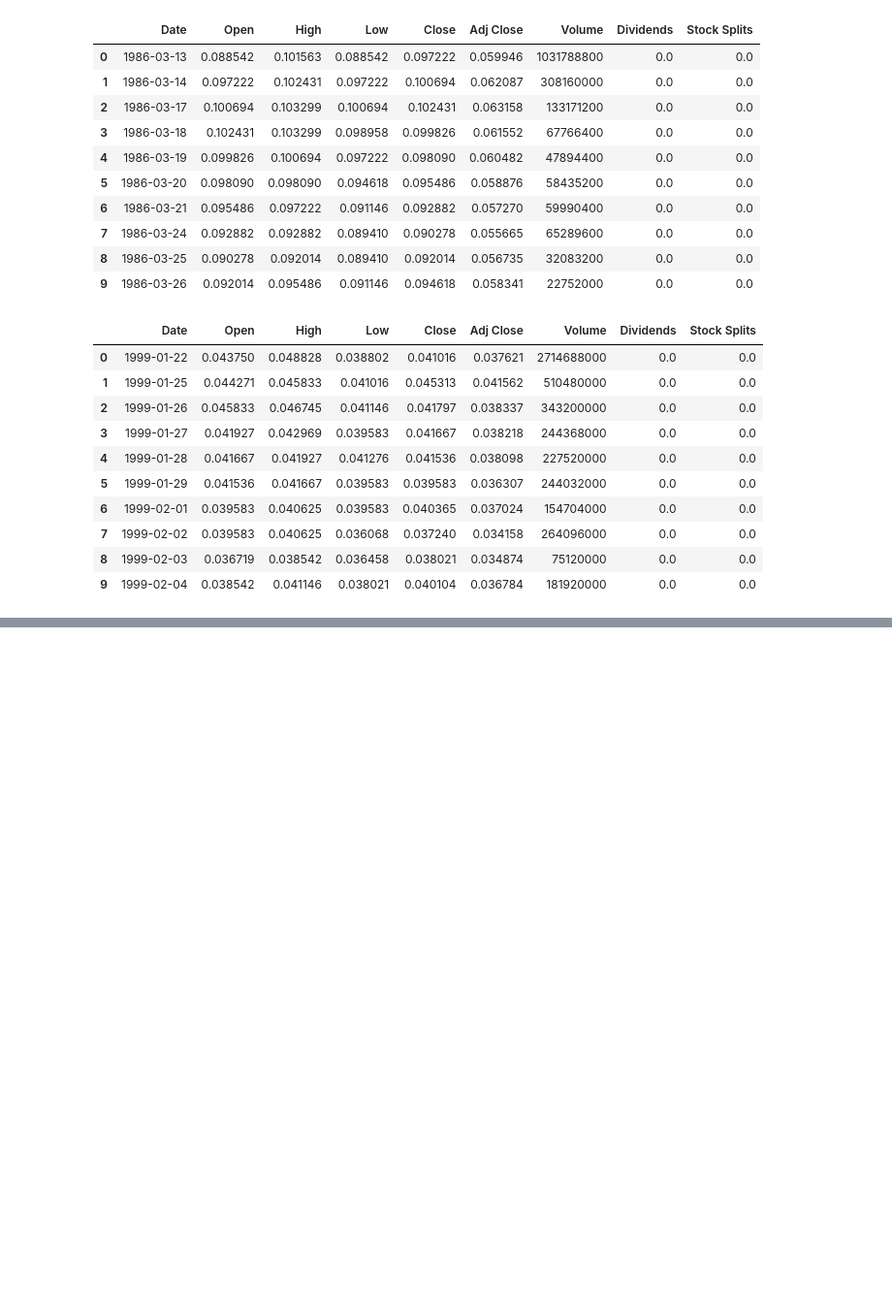
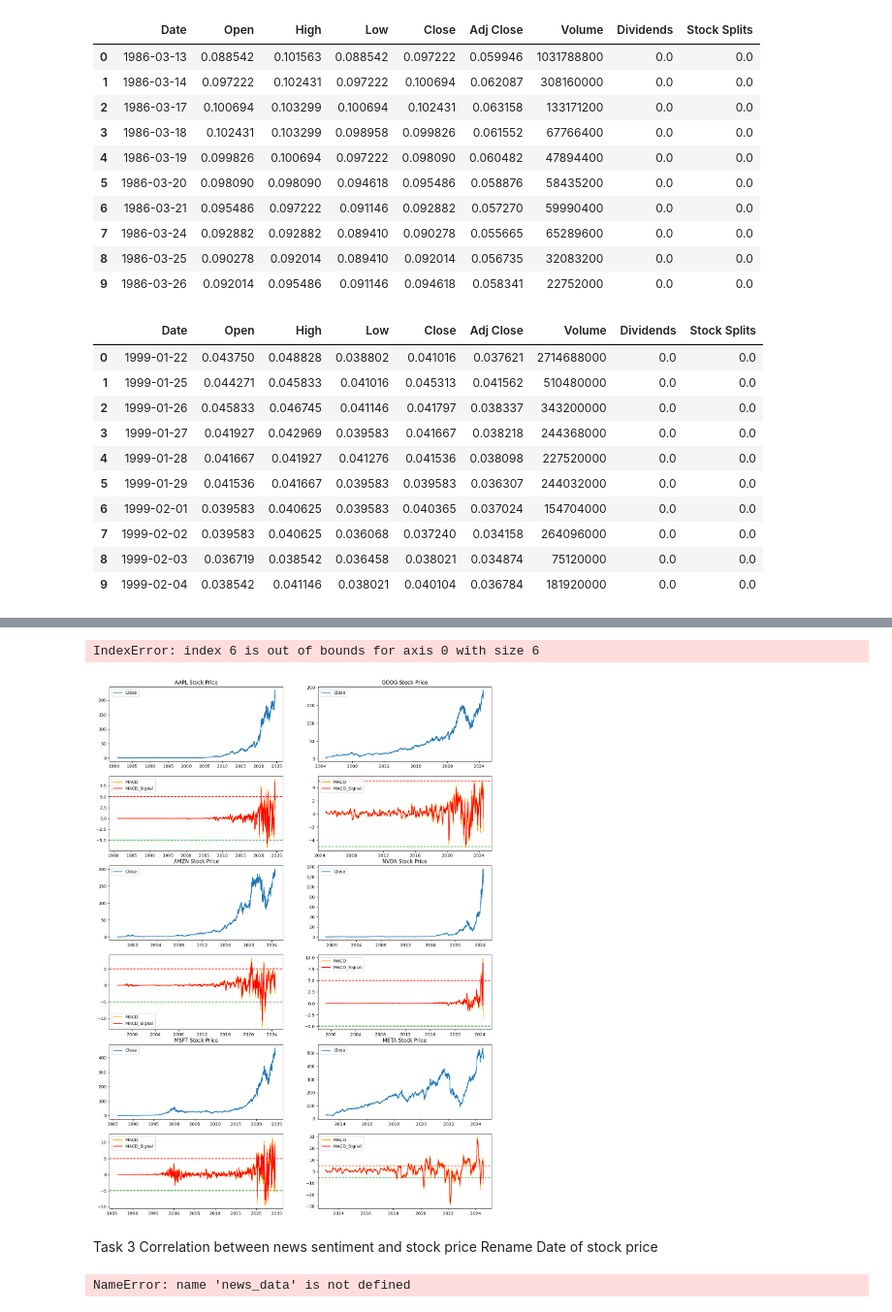
Before and after one commit to Gebrehiwot-Tesfaye/sentiment-analysis-week1, a Jupyter notebook: notebooks/statstical_analysis.ipynb, the cells around one changed output, grey strips where cells are left out. Shown at 97% size. Drawn from its saved outputs; the diff is of its cells as text; code cells hidden in the pictures; blank space fills up the shorter version.

```diff
--- a/notebooks/statstical_analysis.ipynb
+++ b/notebooks/statstical_analysis.ipynb
@@ -159,0 +185,10 @@ KeyError: 'SMA'
+# %%
+# Closing Price vs. Moving Average Convergence Divergence (MACD) Indicator
+from scripts.financial_analyzer import closingPriceMovingAverageConvergenceDivergence
+closingPriceMovingAverageConvergenceDivergence(stock_data_aapl,stock_data_amzn,stock_data_goog,stock_data_meta,stock_data_msft,stock_data_nvda,stock_data_tsla)
+# %% [output]
+IndexError: index 6 is out of bounds for axis 0 with size 6
+[figure, added]
+# %% [markdown]
+Task 3 Correlation between news sentiment and stock price
+Rename Date of stock price
@@ -159,0 +208,8 @@ KeyError: 'SMA'
+# %%
+news_data = news_data.drop('sentiment_score', axis=1)
+# Merge aggregated_sentiment into news data
+news_data_and_aggregate_sentiment = pd.merge(aggregated_sentiment, news_data,how='inner', on='date')
+# Check added sentiment_score
+news_data_and_aggregate_sentiment.head()
+# %% [output]
+NameError: name 'news_data' is not defined
```
Also changed, not shown: parts of 14 cells of this notebook, 1 other file.
